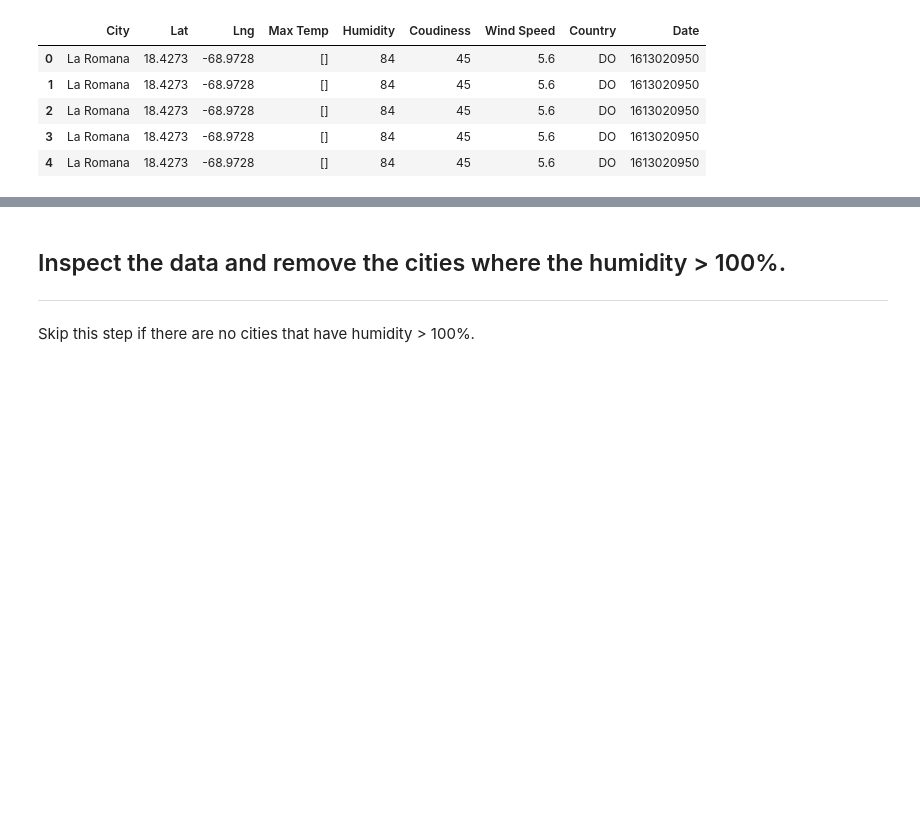
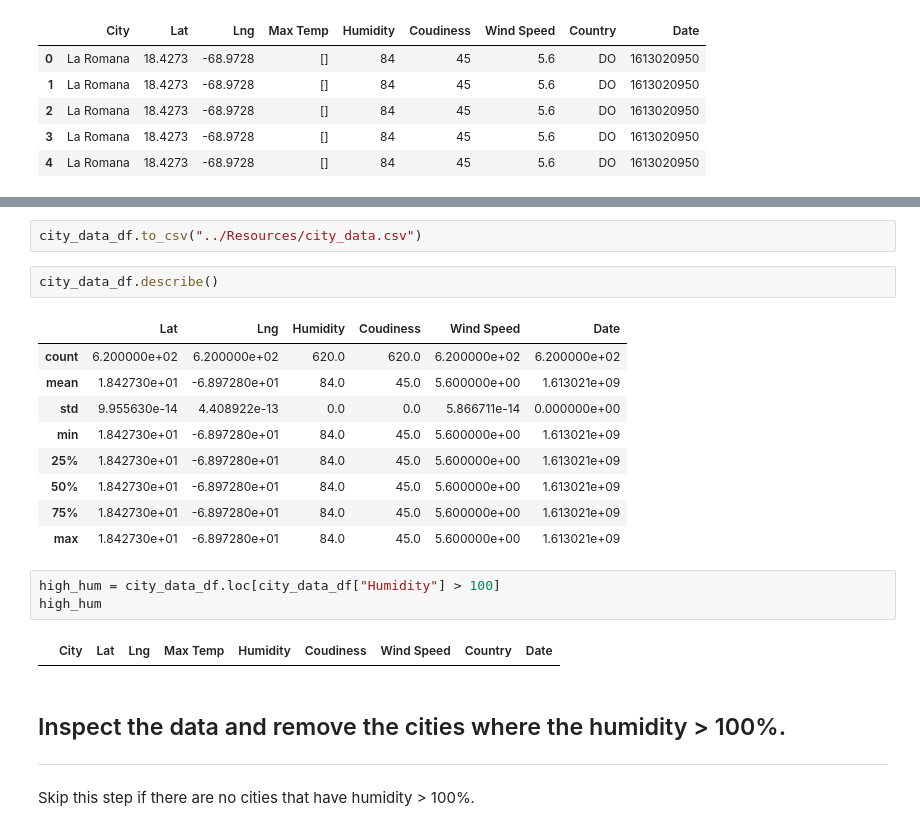
Before and after one commit to jessches5/python-api-challenge, a Jupyter notebook: WeatherPy/WeatherPy.ipynb, the cells around one changed output, grey strips where cells are left out. Cells and saved outputs as stored; diff of their text form; blank space fills up the shorter version.

Commit message:
csv file and describe function

```diff
--- a/WeatherPy/WeatherPy.ipynb
+++ b/WeatherPy/WeatherPy.ipynb
@@ -145,3 +134,22 @@ city_data_df.head()
+# %%
+city_data_df.to_csv("../Resources/city_data.csv")
+# %%
+city_data_df.describe()
+# %% [output]
+|  | Lat | Lng | Humidity | Coudiness | Wind Speed | Date |
+| count | 6.200000e+02 | 6.200000e+02 | 620.0 | 620.0 | 6.200000e+02 | 6.200000e+02 |
+| mean | 1.842730e+01 | -6.897280e+01 | 84.0 | 45.0 | 5.600000e+00 | 1.613021e+09 |
+| std | 9.955630e-14 | 4.408922e-13 | 0.0 | 0.0 | 5.866711e-14 | 0.000000e+00 |
+| min | 1.842730e+01 | -6.897280e+01 | 84.0 | 45.0 | 5.600000e+00 | 1.613021e+09 |
+| 25% | 1.842730e+01 | -6.897280e+01 | 84.0 | 45.0 | 5.600000e+00 | 1.613021e+09 |
+| 50% | 1.842730e+01 | -6.897280e+01 | 84.0 | 45.0 | 5.600000e+00 | 1.613021e+09 |
+| 75% | 1.842730e+01 | -6.897280e+01 | 84.0 | 45.0 | 5.600000e+00 | 1.613021e+09 |
+| max | 1.842730e+01 | -6.897280e+01 | 84.0 | 45.0 | 5.600000e+00 | 1.613021e+09 |
+# %%
+high_hum = city_data_df.loc[city_data_df["Humidity"] > 100]
+high_hum
+# %% [output]
+|  | City | Lat | Lng | Max Temp | Humidity | Coudiness | Wind Speed | Country | Date |
 # %% [markdown]
 ## Inspect the data and remove the cities where the humidity > 100%.
 ----
```
Also changed, not shown: parts of 1 cell of this notebook.
